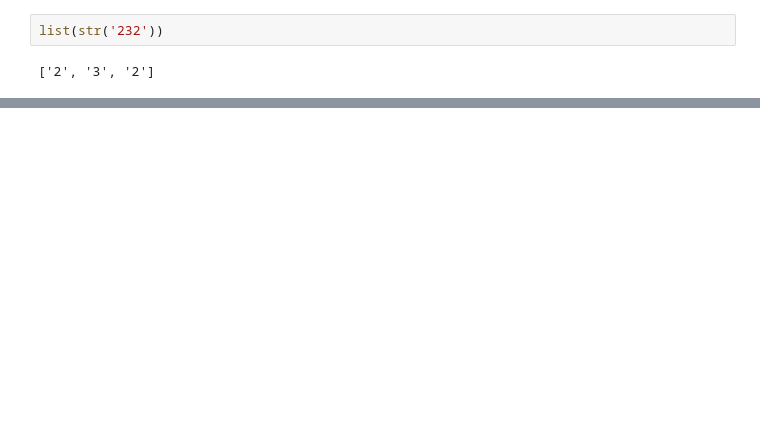
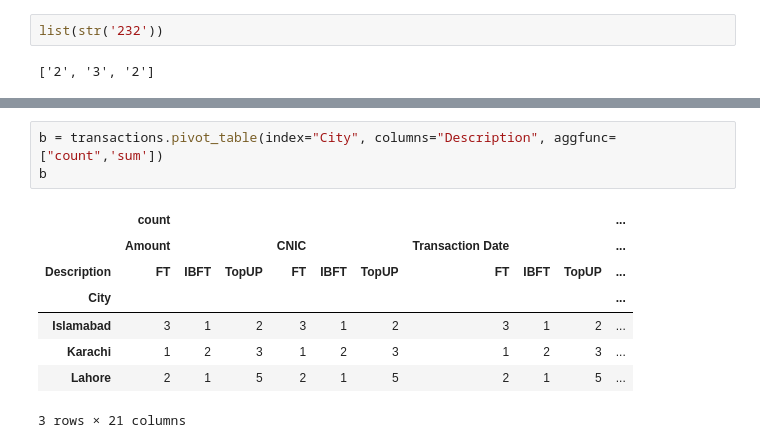
Before and after one commit to EnggQasim/Batch04_to_35, a Jupyter notebook: Saturday/pandas/pandas3_class5.ipynb, the cells around one changed output, grey strips where cells are left out. Saved outputs shown, nothing was run; the diff lists cells and outputs as text; blank space fills up the shorter version.

```diff
--- a/Saturday/pandas/pandas3_class5.ipynb
+++ b/Saturday/pandas/pandas3_class5.ipynb
@@ -492,0 +529,12 @@ transactions.groupby([transactions['Transaction Date'].dt.year, "City","CNIC"]).
+# %%
+b = transactions.pivot_table(index="City", columns="Description", aggfunc=["count",'sum'])
+b
+# %% [output]
+|  | count |  |  |  |  |  |  |  |  | ... |
+|  | Amount |  |  | CNIC |  |  | Transaction Date |  |  | ... |
+| Description | FT | IBFT | TopUP | FT | IBFT | TopUP | FT | IBFT | TopUP | ... |
+| City |  |  |  |  |  |  |  |  |  | ... |
+| Islamabad | 3 | 1 | 2 | 3 | 1 | 2 | 3 | 1 | 2 | ... |
+| Karachi | 1 | 2 | 3 | 1 | 2 | 3 | 1 | 2 | 3 | ... |
+| Lahore | 2 | 1 | 5 | 2 | 1 | 5 | 2 | 1 | 5 | ... |
+3 rows × 21 columns
```
Also changed, not shown: parts of 30 cells of this notebook, 9 other files.
